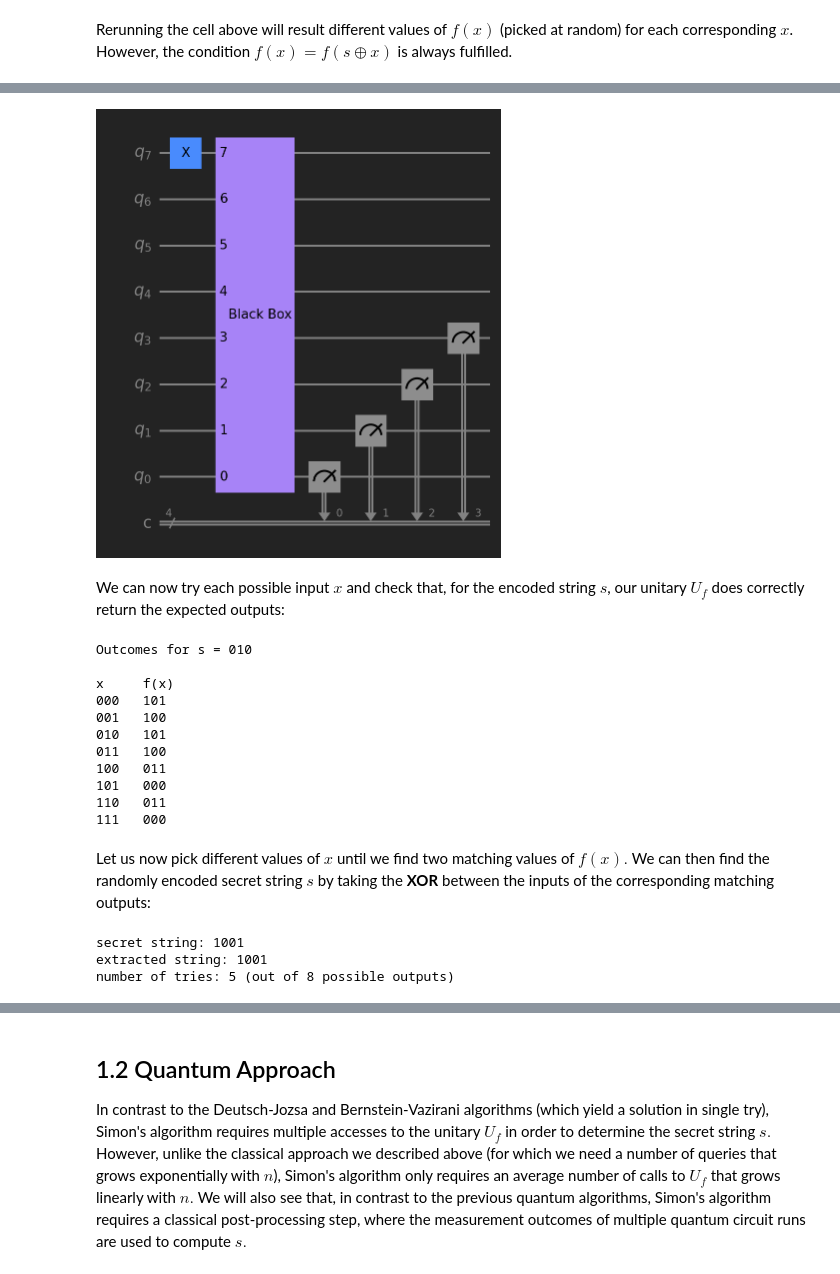
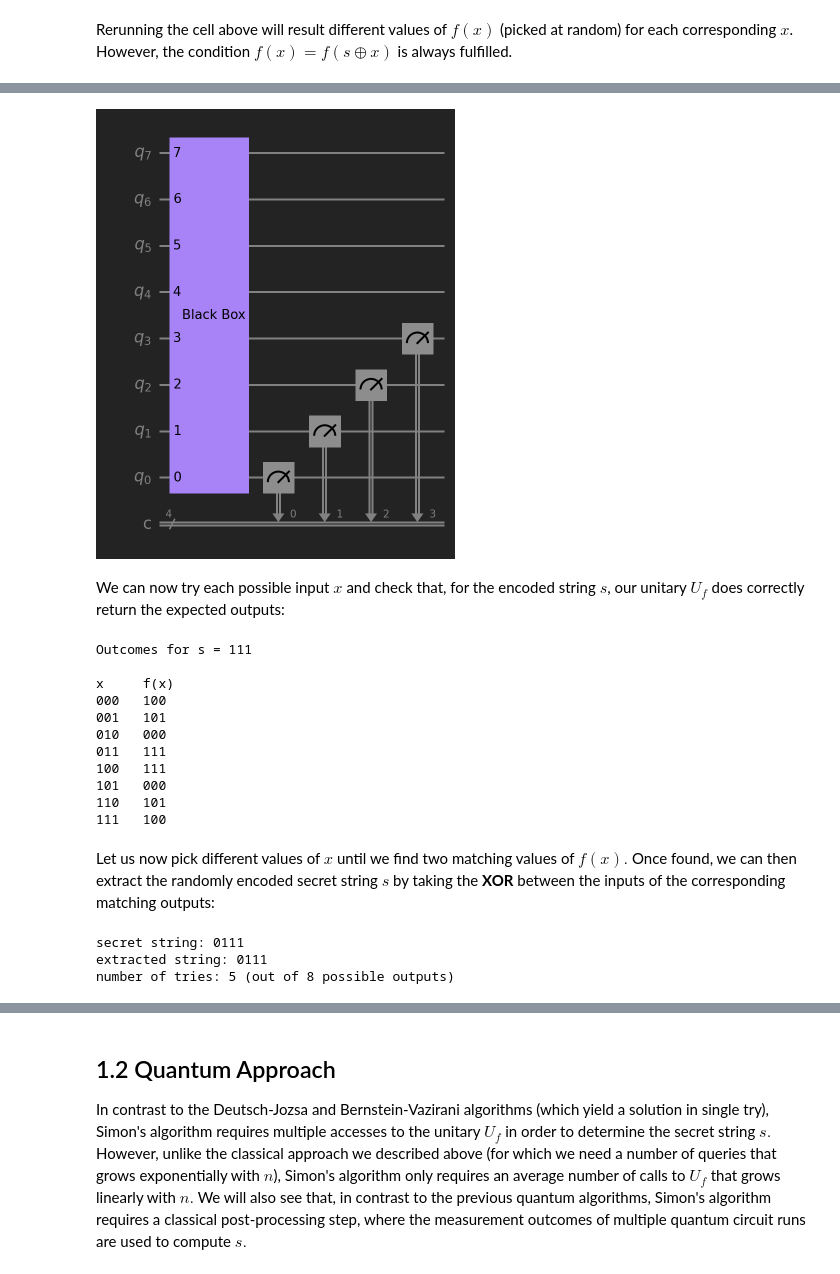
Before and after one commit to learn-quantum/lqc-textbook, a Jupyter notebook: chapters/04_quantum_algorithms/04_03_simons.ipynb, the cells around one changed output, grey strips where cells are left out. Cells and saved outputs as stored; diff of their text form; code cells hidden in the pictures.

Commit message:
update 04_03 nb and images

```diff
--- a/chapters/04_quantum_algorithms/04_03_simons.ipynb
+++ b/chapters/04_quantum_algorithms/04_03_simons.ipynb
@@ -153,17 +159,16 @@ def black_box(n):
 
     return qc_bb, s
 # %%
-# Draw example circuit to solve B-V's problem classically (n = 4, x = 1000)
+# Draw example circuit to solve B-V's problem classically (n = 4, x = 0000)
 n = 4
 bb, _ = black_box(n)
 
 qc = QuantumCircuit(2*n,n)
-qc.x(2*n-1)
 qc.append(bb,range(2*n))
 qc.measure(range(n),range(n))
 qc.draw()
 # %% [output]
-[figure, old version]
+[figure, new version]
 # %% [markdown]
 We can now try each possible input $x$ and check that, for the encoded string $s$, our unitary $U_f$ does correctly return the expected outputs:
 # %%
@@ -193,19 +198,19 @@ for x_int in range(2**n):
 
     print(x, ' ', fx)
 # %% [output]
-Outcomes for s = 010
+Outcomes for s = 111
 
 x     f(x)
-000   101
-001   100
-010   101
-011   100
-100   011
+000   100
+001   101
+010   000
+011   111
+100   111
 101   000
-110   011
-111   000
+110   101
+111   100
 # %% [markdown]
-Let us now pick different values of $x$ until we find two matching values of $f(x).$ We can then find the randomly encoded secret string $s$ by taking the **XOR** between the inputs of the corresponding matching outputs:
+Let us now pick different values of $x$ until we find two matching values of $f(x).$ Once found, we can then extract the randomly encoded secret string $s$ by taking the **XOR** between the inputs of the corresponding matching outputs:
 # %%
 n = 4                        # String length
 bb, s = black_box(n)         # Generate black box and secret string
@@ -247,8 +252,8 @@ print(f'secret string: {s}')
 print(f'extracted string: {s_out}')
 print(f'number of tries: {n_tries} (out of {int(2**n/2)} possible outputs)')
 # %% [output]
-secret string: 1001
-extracted string: 1001
+secret string: 0111
+extracted string: 0111
 number of tries: 5 (out of 8 possible outputs)
 # %% [markdown]
 Calculating the probability of classically finding a secret string of length $n$ after a certain number of tries $r$, is akin to solving the [birthday paradox problem](https://en.wikipedia.org/wiki/Birthday_problem), but where the sample space changes as the number of sampled $f(x)$ values increases:
```
Also changed, not shown: parts of 4 cells of this notebook, 2 other files.
